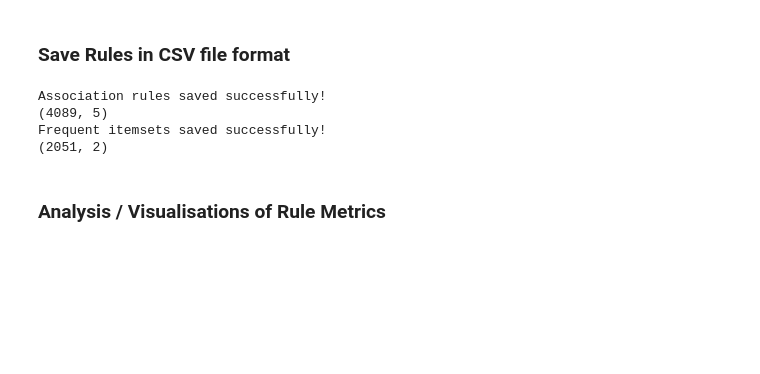
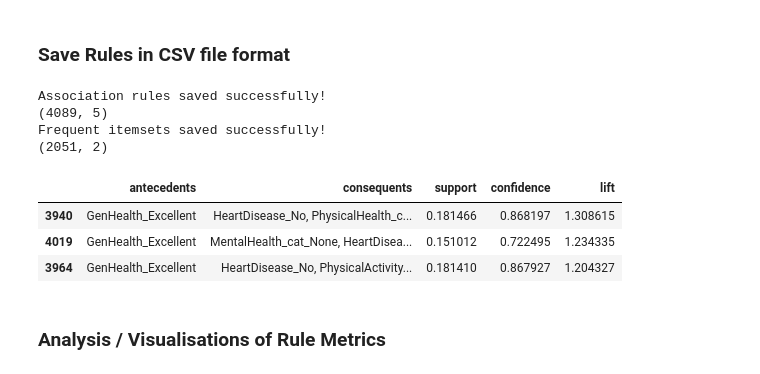
Before and after one commit to kay-16/CSC172-AssociationMining-Reambonanza, a Jupyter notebook: heart_disease_associationmining/notebook/mining.ipynb, the cells around one changed output. Drawn from its saved outputs; the diff is of its cells as text; code cells hidden in the pictures; blank space fills up the shorter version.

Commit message:
Added important rules filter

```diff
--- a/heart_disease_associationmining/notebook/mining.ipynb
+++ b/heart_disease_associationmining/notebook/mining.ipynb
@@ -217,6 +217,19 @@ Association rules saved successfully!
 (4089, 5)
 Frequent itemsets saved successfully!
 (2051, 2)
+# %%
+important_rules = rules_clean[
+    (rules_clean['confidence'] >= 0.6) &   # relaxed
+    (rules_clean['lift'] >= 1.2) &
+    (rules_clean['consequents'].str.contains('HeartDisease'))
+]
+
+important_rules.head(5)
+# %% [output]
+|  | antecedents | consequents | support | confidence | lift |
+| 3940 | GenHealth_Excellent | HeartDisease_No, PhysicalHealth_c... | 0.181466 | 0.868197 | 1.308615 |
+| 4019 | GenHealth_Excellent | MentalHealth_cat_None, HeartDisea... | 0.151012 | 0.722495 | 1.234335 |
+| 3964 | GenHealth_Excellent | HeartDisease_No, PhysicalActivity... | 0.181410 | 0.867927 | 1.204327 |
 # %% [markdown]
 ### Analysis / Visualisations of Rule Metrics
 # %%
```
Also changed, not shown: parts of 4 cells of this notebook.
